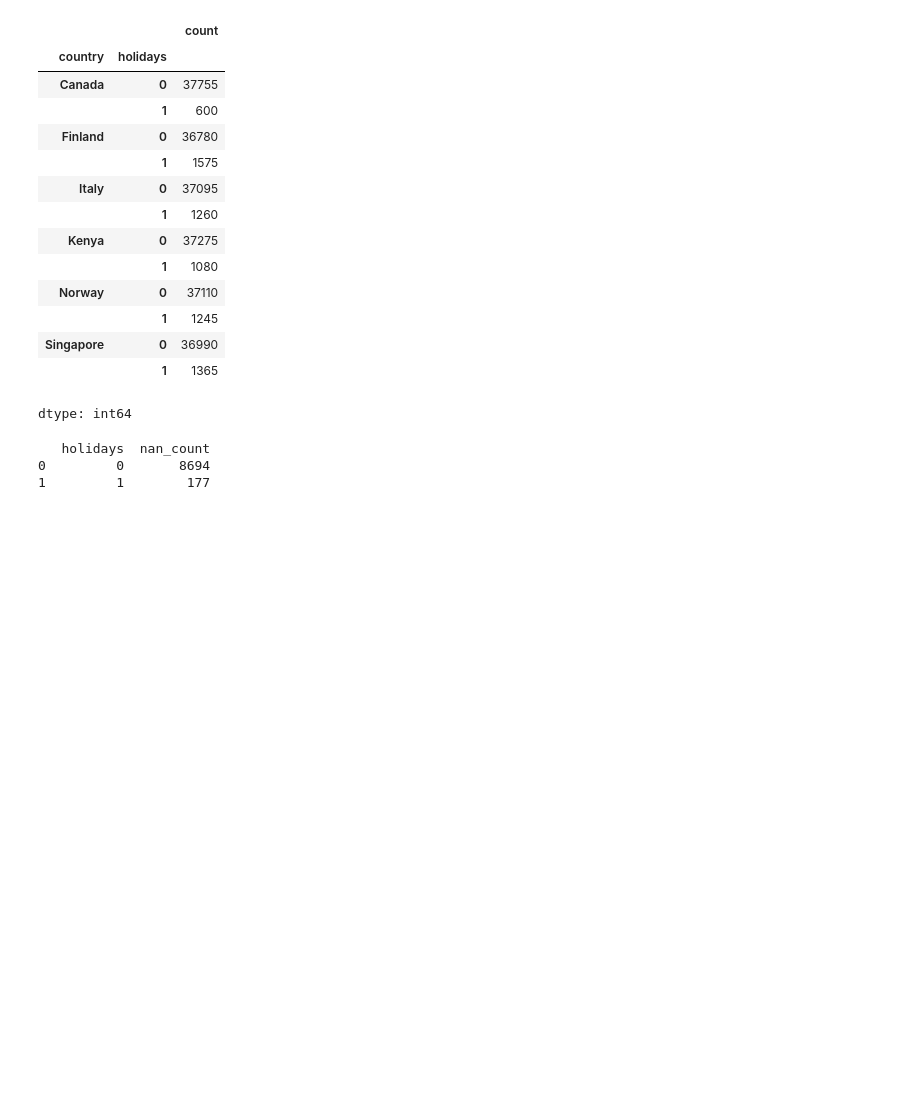
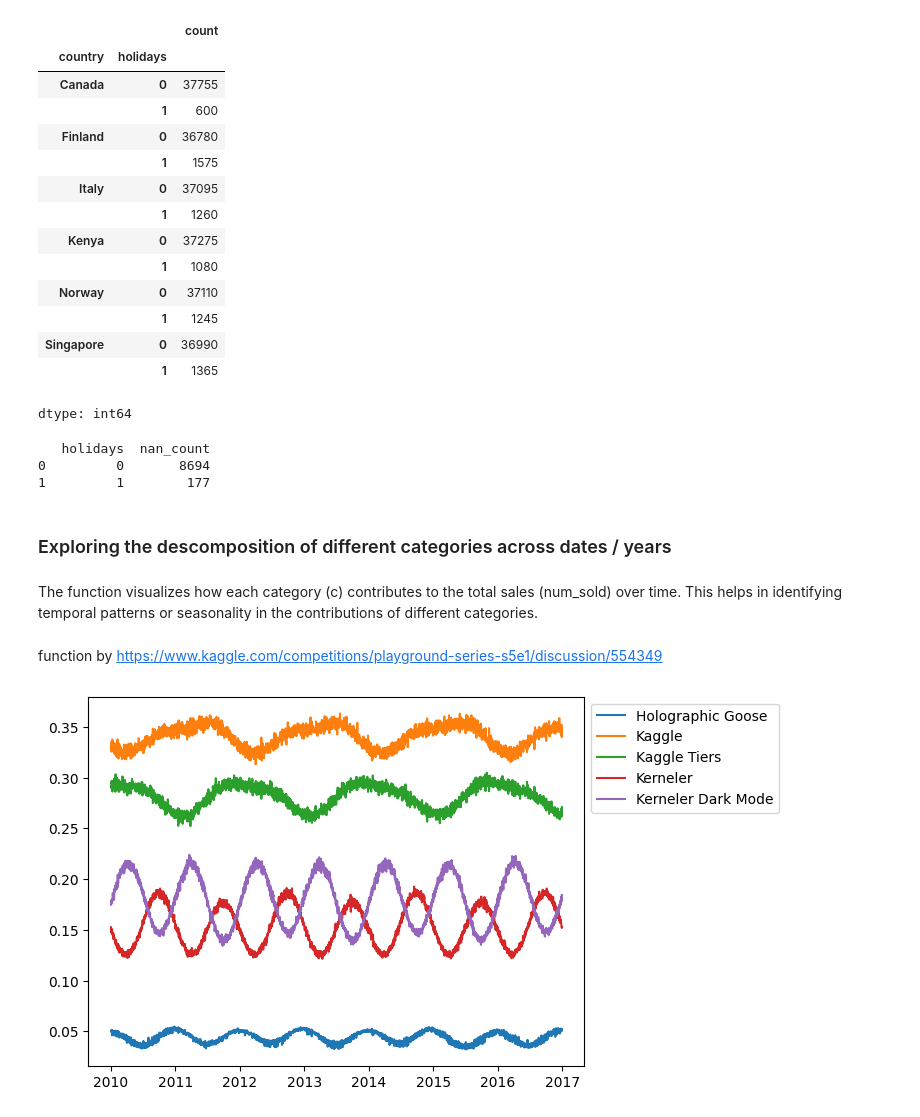
Before and after one commit to spshreya/Data_science_projects, a Jupyter notebook: demand_forecasting.ipynb, the cells around one changed output. Drawn from its saved outputs; the diff is of its cells as text; code cells hidden in the pictures; blank space fills up the shorter version.

```diff
--- a/demand_forecasting.ipynb
+++ b/demand_forecasting.ipynb
@@ -452,3 +453,24 @@ print(holiday_nan_analysis)
    holidays  nan_count
 0         0       8694
 1         1        177
+# %% [markdown]
+### Exploring the descomposition of different categories across dates / years
+# %% [markdown]
+The function visualizes how each category (c) contributes to the total sales (num_sold) over time. This helps in identifying temporal patterns or seasonality in the contributions of different categories.
+# %%
+def decompose(train, c, ax):
+    df = train.groupby(['date',c])[['num_sold']].sum().reset_index().join(
+                            train_df.groupby('date')[['num_sold']].sum(), on='date',rsuffix='_global')
+    df['fractions'] = df['num_sold']/df['num_sold_global']
+    for m in np.sort(df[c].unique()):
+        mask = df[c]==m
+        ax.plot(df[mask]['date'],df[mask]['fractions'],label=m)
+    ax.legend(bbox_to_anchor=(1, 1))
+# %% [markdown]
+function by https://www.kaggle.com/competitions/playground-series-s5e1/discussion/554349
+# %%
+_, ax = plt.subplots()
+decompose(train_df, 'product', ax)
+plt.show()
+# %% [output]
+[figure, added]
```
Also changed, not shown: parts of 8 cells of this notebook.
